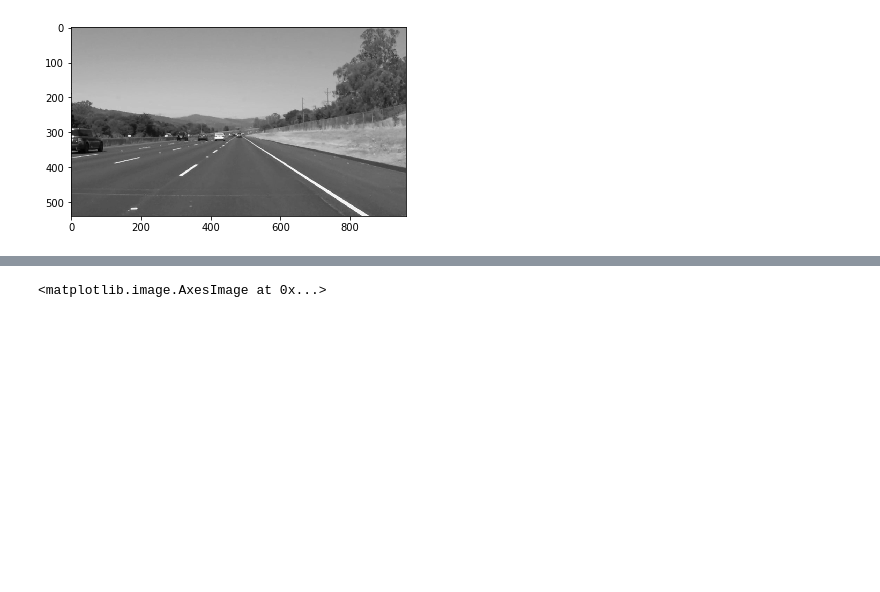
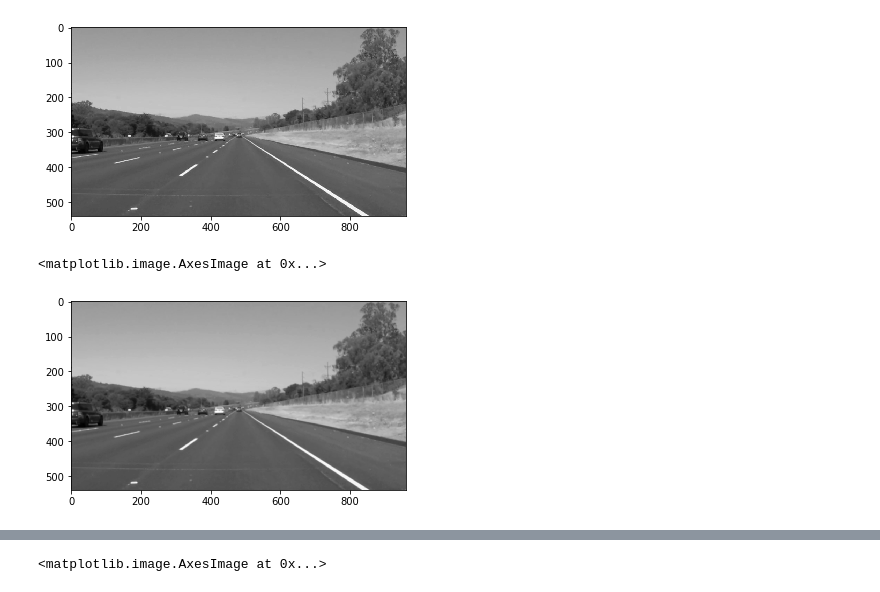
Before and after one commit to Goldob/CarND-LaneLines-P1, a Jupyter notebook: P1.ipynb, the cells around one changed output, grey strips where cells are left out. Drawn from its saved outputs; the diff is of its cells as text; code cells hidden in the pictures; blank space fills up the shorter version.

```diff
--- a/P1.ipynb
+++ b/P1.ipynb
@@ -199,4 +199,10 @@ plt.imshow(gray, cmap='gray')
 # %% [output]
 <matplotlib.image.AxesImage at 0x...>
 [figure]
+# %%
+blur = gaussian_blur(gray, 5)
+plt.imshow(blur, cmap='gray')
+# %% [output]
+<matplotlib.image.AxesImage at 0x...>
+[figure, added]
 # %%
```
Also changed, not shown: parts of 7 cells of this notebook.
